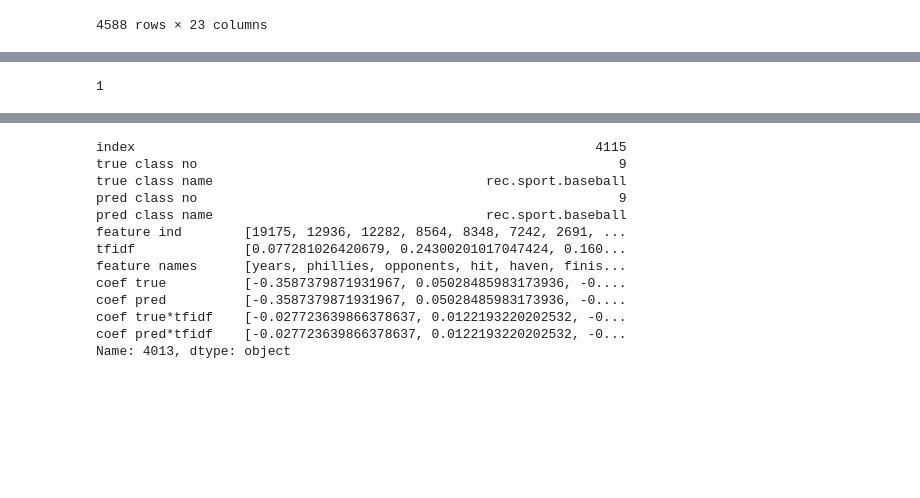
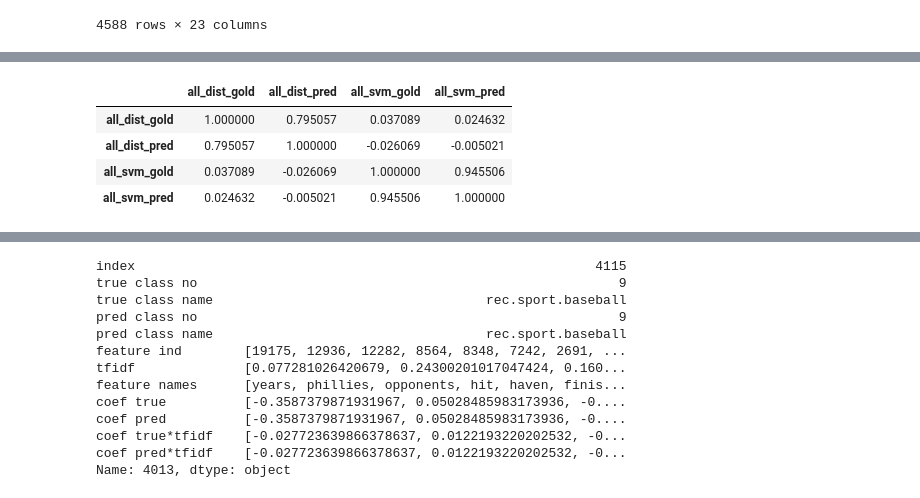
Before and after one commit to LydiaKoerber/nn-interpretability, a Jupyter notebook: analysis-predictions.ipynb, the cells around one changed output, grey strips where cells are left out. Drawn from its saved outputs; the diff is of its cells as text; code cells hidden in the pictures; blank space fills up the shorter version.

```diff
--- a/analysis-predictions.ipynb
+++ b/analysis-predictions.ipynb
@@ -218,4 +192,0 @@ compare_pred(0)
-# %%
-len([compare_pred(0, print_result=False)])
-# %% [output]
-1
@@ -221,0 +212,8 @@ len([compare_pred(0, print_result=False)])
+# %%
+all_values.corr()
+# %% [output]
+|  | all_dist_gold | all_dist_pred | all_svm_gold | all_svm_pred |
+| all_dist_gold | 1.000000 | 0.795057 | 0.037089 | 0.024632 |
+| all_dist_pred | 0.795057 | 1.000000 | -0.026069 | -0.005021 |
+| all_svm_gold | 0.037089 | -0.026069 | 1.000000 | 0.945506 |
+| all_svm_pred | 0.024632 | -0.005021 | 0.945506 | 1.000000 |
```
Also changed, not shown: parts of 4 cells of this notebook.
